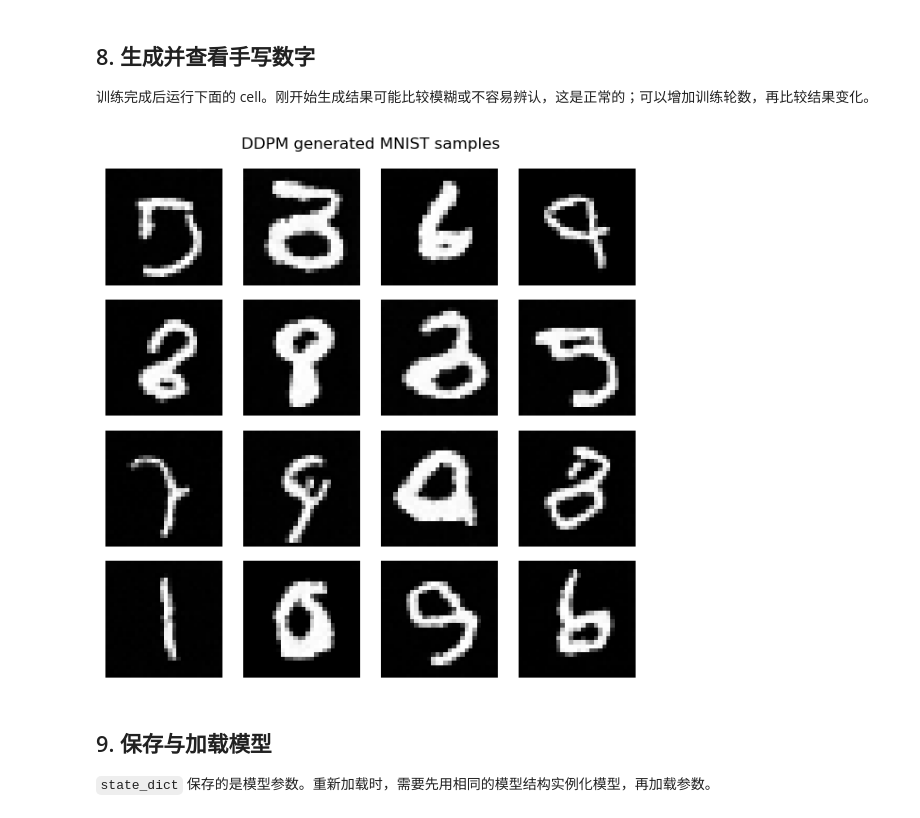
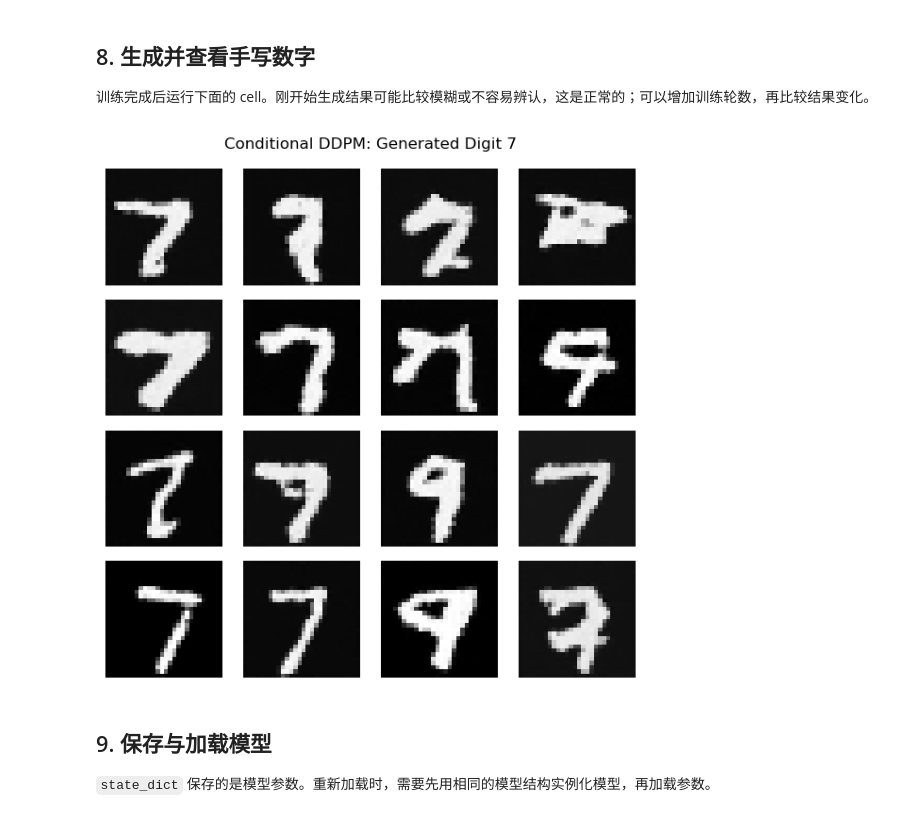
Before and after one commit to hyperSuperCube/AI-crash-course, a Jupyter notebook: tutorial/DDPM_MNIST.ipynb, the cells around one changed output. Saved outputs shown, nothing was run; the diff lists cells and outputs as text; code cells hidden in the pictures.

```diff
--- a/tutorial/DDPM_MNIST.ipynb
+++ b/tutorial/DDPM_MNIST.ipynb
@@ -300,10 +370,12 @@ class SimpleUNet(nn.Module):
 
 训练前先用随机张量做一次前向传播，确保网络的输出形状与目标噪声一致。
 # %%
-model = SimpleUNet().to(device)
+# model = SimpleUNet().to(device)
+model = ConditionalUNet().to(device)
 test_x = torch.randn(4, 1, 28, 28, device=device)
 test_t = torch.randint(0, T, (4,), device=device)
-test_pred = model(test_x, test_t)
+test_y = torch.randint(0, 10, (4,), device=device)
+test_pred = model(test_x, test_t, test_y)
 
 print("Input shape:", test_x.shape)
 print("Output shape:", test_pred.shape)
@@ -351,8 +423,9 @@ model.train()
 for epoch in range(epochs):
     running_loss = 0.0
 
-    for step, (x0, _) in enumerate(train_loader):
+    for step, (x0, labels) in enumerate(train_loader):
         x0 = x0.to(device)
+        y = labels.to(device)
 
         # 每张图独立随机抽取一个扩散时间步
         t = torch.randint(0, T, (x0.shape[0],), device=device)
@@ -366,7 +439,8 @@ for epoch in range(epochs):
         )
 
         # 预测噪声并计算 MSE
-        predicted_noise = model(xt, t)
+        # predicted_noise = model(xt, t)
+        predicted_noise = model(xt, t, y)
         loss = F.mse_loss(predicted_noise, noise)
 
         optimizer.zero_grad(set_to_none=True)
@@ -423,16 +497,21 @@ x_{t-1}=\mu_\theta(x_t,t)+\sqrt{\beta_t}z,
 最后一步不再添加随机噪声。下面的实现使用简单的 \(\beta_t\) 方差形式，这是便于入门理解的 DDPM 采样器。
 # %%
 @torch.no_grad()
-def sample_ddpm(model, n_samples=16):
+def sample_ddpm(model, n_samples=16, digit=7):
     model.eval()
 
     # 从标准高斯噪声开始
     x = torch.randn(n_samples, 1, 28, 28, device=device)
 
+    # 新增：指定要生成的数字
+    y = torch.full(
+        (n_samples,), digit, device=device, dtype=torch.long
+    )
+
     for t_value in reversed(range(T)):
         t = torch.full((n_samples,), t_value, device=device, dtype=torch.long)
 
-        predicted_noise = model(x, t)
+        predicted_noise = model(x, t, y)
 
         beta_t = beta[t_value]
         alpha_t = alpha[t_value]
@@ -455,19 +534,23 @@ def sample_ddpm(model, n_samples=16):
 
 训练完成后运行下面的 cell。刚开始生成结果可能比较模糊或不容易辨认，这是正常的；可以增加训练轮数，再比较结果变化。
 # %%
-generated = sample_ddpm(model, n_samples=16)
+# 指定生成数字 7
+digit = 7
+
+generated = sample_ddpm(model, n_samples=16, digit=digit)
 
 fig, axes = plt.subplots(4, 4, figsize=(6, 6))
+
 for i, ax in enumerate(axes.flat):
     img = (generated[i, 0].cpu() * 0.5 + 0.5).clamp(0, 1)
     ax.imshow(img, cmap="gray", vmin=0, vmax=1)
     ax.axis("off")
 
-plt.suptitle("DDPM generated MNIST samples")
+plt.suptitle(f"Conditional DDPM: Generated Digit {digit}")
 plt.tight_layout()
 plt.show()
 # %% [output]
-[figure, old version]
+[figure, new version]
 # %% [markdown]
 ## 9. 保存与加载模型
 
```
Also changed, not shown: parts of 3 cells of this notebook, 3 other files.
